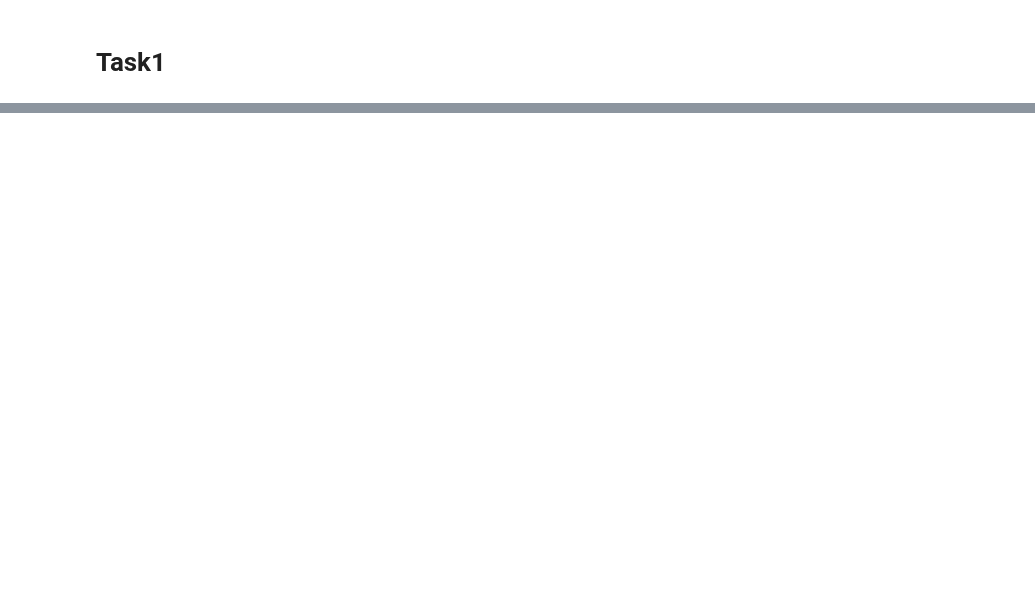
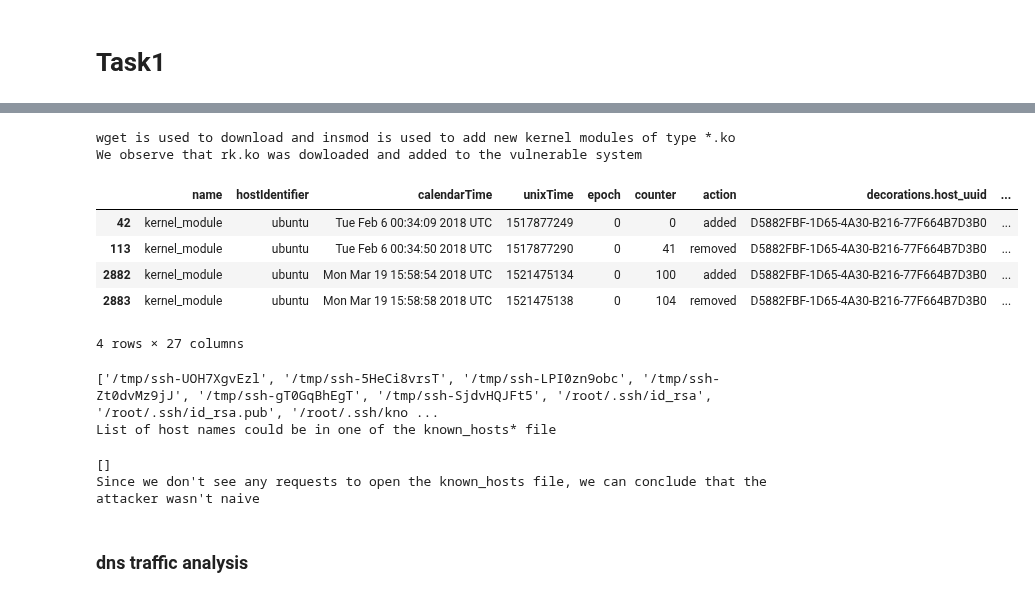
Before and after one commit to gowthamkuntumalla/Factor_Graphs_in_HPC_Security_MP, a Jupyter notebook: GK/498ds_mp3/Task01_GK.ipynb, the cells around one changed output, grey strips where cells are left out. Saved outputs shown, nothing was run; the diff lists cells and outputs as text; code cells hidden in the pictures; blank space fills up the shorter version.

```diff
--- a/GK/498ds_mp3/Task01_GK.ipynb
+++ b/GK/498ds_mp3/Task01_GK.ipynb
@@ -197,0 +304,19 @@ dir(http[0])
+# %%
+# 2.b
+from collections import defaultdict
+unix_commands = ['whoami','wget','ls','cat','cd','insmod','ssh','lsmod']
+
+command_in_attack = defaultdict(list)
+
+for i,pkt in enumerate(http):
+    if len(pkt.layers) < 3:
+        continue
+    try:
+        for j,cmd in enumerate(unix_commands):
+            if cmd in pkt.http.content_type:
+                command_in_attack[i].append(cmd)
+    except Exception as e:
+        continue
+
+for k,v in command_in_attack.items():
+    print('Command in attack packet', k,':', v)
@@ -197,0 +357,50 @@ dir(http[0])
+# %%
+print('wget is used to download and insmod is used to add new kernel modules of type *.ko')
+attacker_cont_KM = {'insmod':[], 'wget':[]}
+
+for i,pkt in enumerate(http):
+    try:
+        for j,cmd in enumerate(['insmod','wget']):
+            if cmd in pkt.http.content_type:
+                attacker_cont_KM[cmd].append(pkt.http.content_type)
+    except Exception as e:
+        continue
+## print(attacker_cont_KM['insmod'])
+print("We observe that rk.ko was dowloaded and added to the vulnerable system")
+
+# verfication
+df_oslogs[(df_oslogs.name == 'kernel_module') & (df_oslogs['columns.name'] == 'rk') ]
+# %% [output]
+wget is used to download and insmod is used to add new kernel modules of type *.ko
+We observe that rk.ko was dowloaded and added to the vulnerable system
+|  | name | hostIdentifier | calendarTime | unixTime | epoch | counter | action | decorations.host_uuid | ... |
+| 42 | kernel_module | ubuntu | Tue Feb 6 00:34:09 2018 UTC | 1517877249 | 0 | 0 | added | D5882FBF-1D65-4A30-B216-77F664B7D3B0 | ... |
+| 113 | kernel_module | ubuntu | Tue Feb 6 00:34:50 2018 UTC | 1517877290 | 0 | 41 | removed | D5882FBF-1D65-4A30-B216-77F664B7D3B0 | ... |
+| 2882 | kernel_module | ubuntu | Mon Mar 19 15:58:54 2018 UTC | 1521475134 | 0 | 100 | added | D5882FBF-1D65-4A30-B216-77F664B7D3B0 | ... |
+| 2883 | kernel_module | ubuntu | Mon Mar 19 15:58:58 2018 UTC | 1521475138 | 0 | 104 | removed | D5882FBF-1D65-4A30-B216-77F664B7D3B0 | ... |
+4 rows × 27 columns
+# %%
+# filenames are present in .ssh folder. reference: #251 piazza post
+
+print([a for a in df_oslogs['columns.target_path'].dropna().unique().tolist() if 'ssh' in a])
+print('List of host names could be in one of the known_hosts* file')
+# %% [output]
+['/tmp/ssh-UOH7XgvEzl', '/tmp/ssh-5HeCi8vrsT', '/tmp/ssh-LPI0zn9obc', '/tmp/ssh-Zt0dvMz9jJ', '/tmp/ssh-gT0GqBhEgT', '/tmp/ssh-SjdvHQJFt5', '/root/.ssh/id_rsa', '/root/.ssh/id_rsa.pub', '/root/.ssh/kno ...
+List of host names could be in one of the known_hosts* file
+# %%
+# traversing http packets to find request to known_hosts file
+search_phrase = 'known_hosts'
+ssh_search_pkts = [ ]
+for i,pkt in enumerate(http):
+    try:
+        if search_phrase in pkt.http.content_type:
+            ssh_search_pkts.append(pkt)
+    except Exception as e:
+        continue
+print(ssh_search_pkts)
+print("Since we don't see any requests to open the known_hosts file, we can conclude that the attacker wasn't naive")
+# %% [output]
+[]
+Since we don't see any requests to open the known_hosts file, we can conclude that the attacker wasn't naive
+# %% [markdown]
+### dns traffic analysis
```
Also changed, not shown: parts of 16 cells of this notebook.
